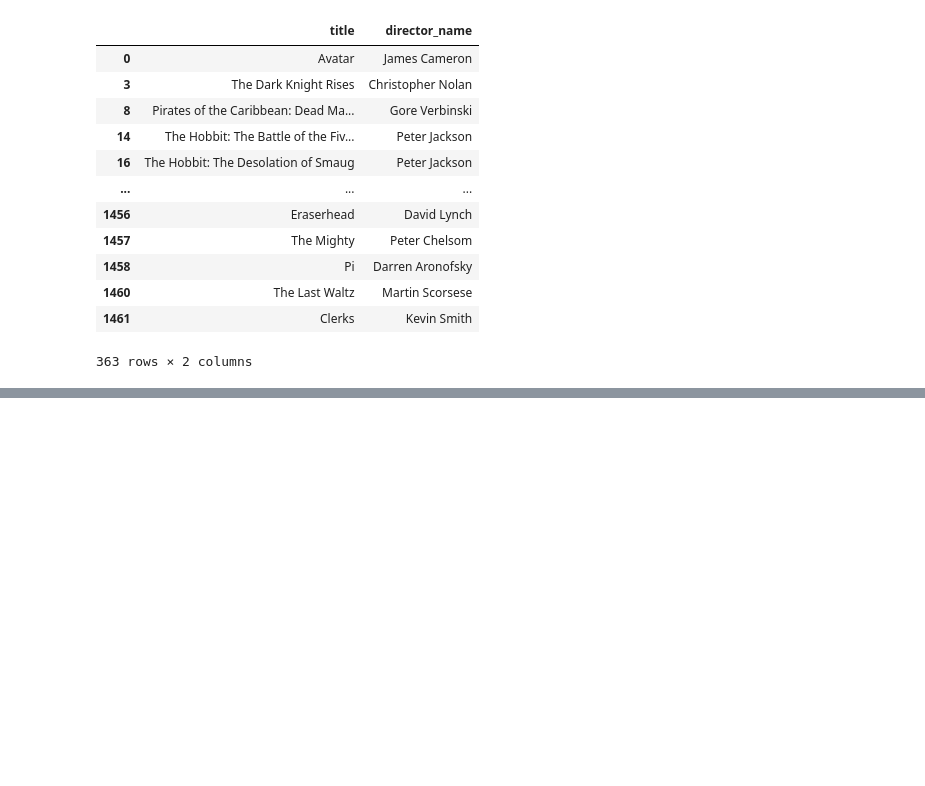
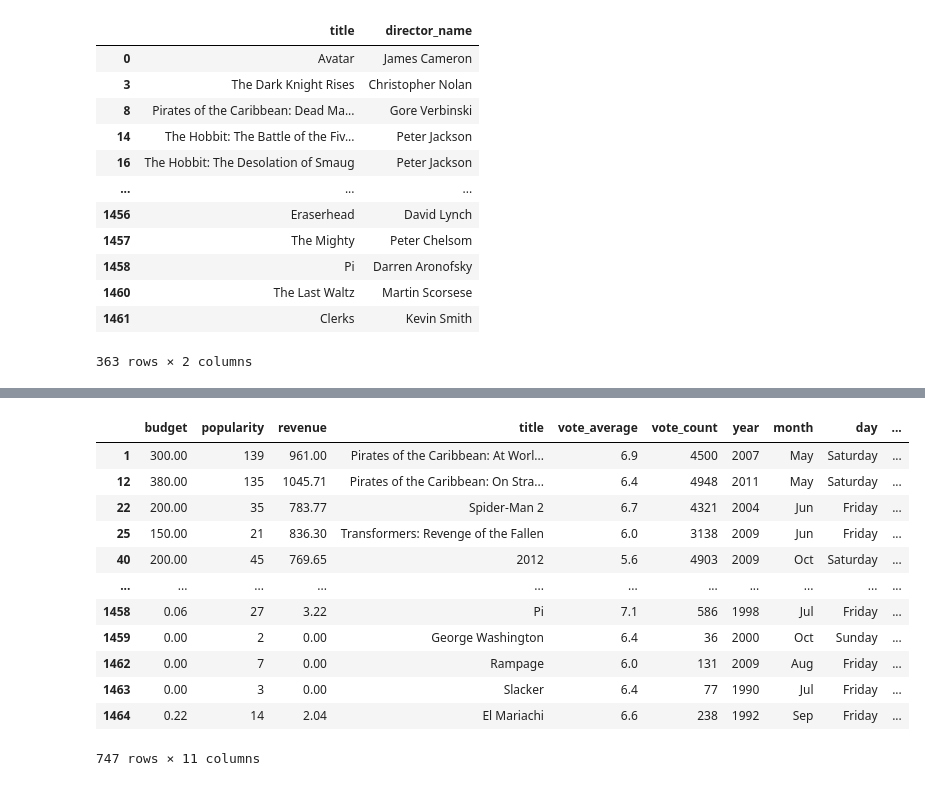
Before and after one commit to shivendra1-cyber/-IMDB-Director-Insights, a Jupyter notebook: IMDB_Director_Insights.ipynb, the cells around one changed output, grey strips where cells are left out. Drawn from its saved outputs; the diff is of its cells as text; code cells hidden in the pictures; blank space fills up the shorter version.

```diff
--- a/IMDB_Director_Insights.ipynb
+++ b/IMDB_Director_Insights.ipynb
@@ -340,0 +337,16 @@ data.loc[(data['day']=='Friday') |
+# %%
+data.loc[data['day'].isin(['Friday','Saturday','Sunday']),:]
+# %% [output]
+|  | budget | popularity | revenue | title | vote_average | vote_count | year | month | day | ... |
+| 1 | 300.00 | 139 | 961.00 | Pirates of the Caribbean: At Worl... | 6.9 | 4500 | 2007 | May | Saturday | ... |
+| 12 | 380.00 | 135 | 1045.71 | Pirates of the Caribbean: On Stra... | 6.4 | 4948 | 2011 | May | Saturday | ... |
+| 22 | 200.00 | 35 | 783.77 | Spider-Man 2 | 6.7 | 4321 | 2004 | Jun | Friday | ... |
+| 25 | 150.00 | 21 | 836.30 | Transformers: Revenge of the Fallen | 6.0 | 3138 | 2009 | Jun | Friday | ... |
+| 40 | 200.00 | 45 | 769.65 | 2012 | 5.6 | 4903 | 2009 | Oct | Saturday | ... |
+| ... | ... | ... | ... | ... | ... | ... | ... | ... | ... | ... |
+| 1458 | 0.06 | 27 | 3.22 | Pi | 7.1 | 586 | 1998 | Jul | Friday | ... |
+| 1459 | 0.00 | 2 | 0.00 | George Washington | 6.4 | 36 | 2000 | Oct | Sunday | ... |
+| 1462 | 0.00 | 7 | 0.00 | Rampage | 6.0 | 131 | 2009 | Aug | Friday | ... |
+| 1463 | 0.00 | 3 | 0.00 | Slacker | 6.4 | 77 | 1990 | Jul | Friday | ... |
+| 1464 | 0.22 | 14 | 2.04 | El Mariachi | 6.6 | 238 | 1992 | Sep | Friday | ... |
+747 rows × 11 columns
```
Also changed, not shown: parts of 29 cells of this notebook.
